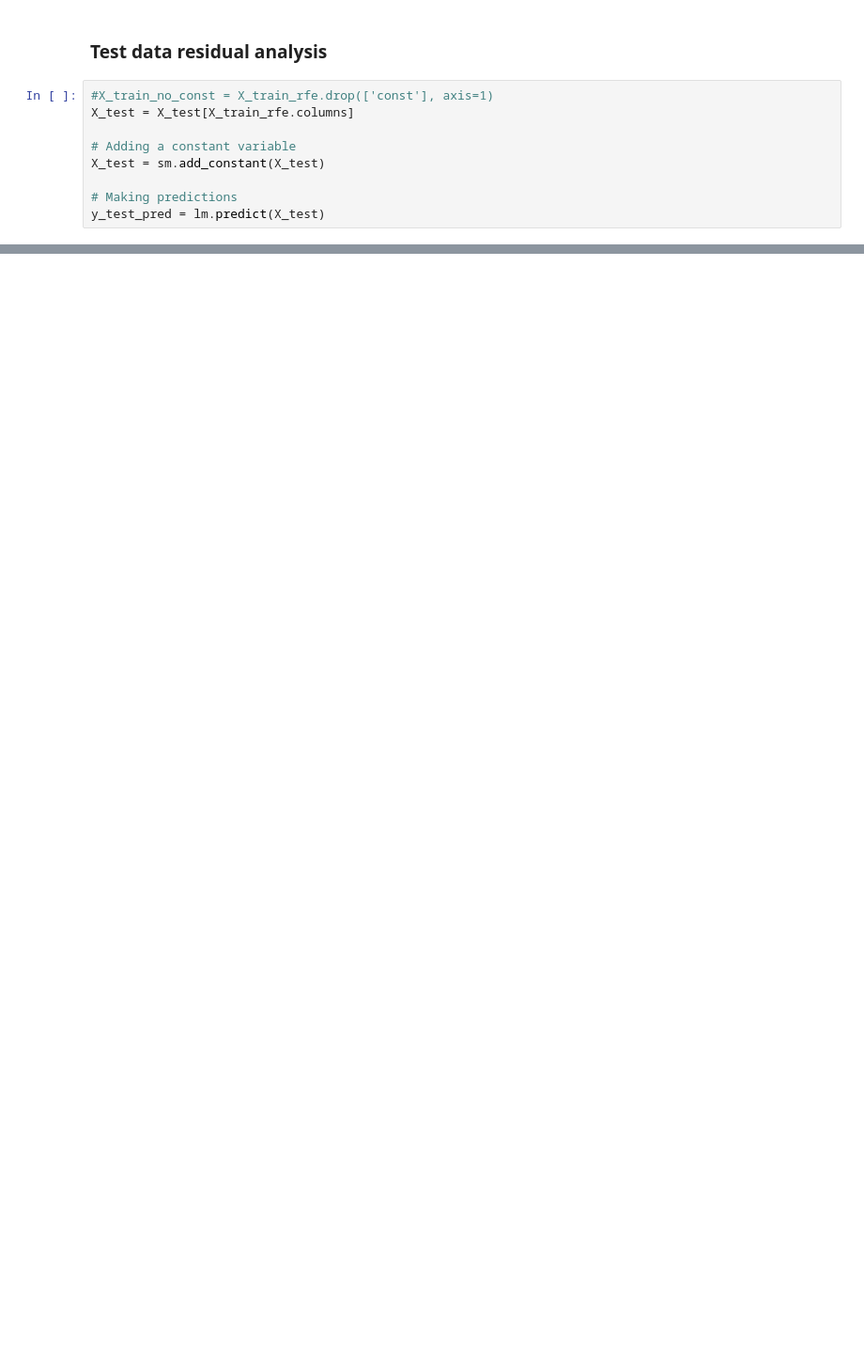
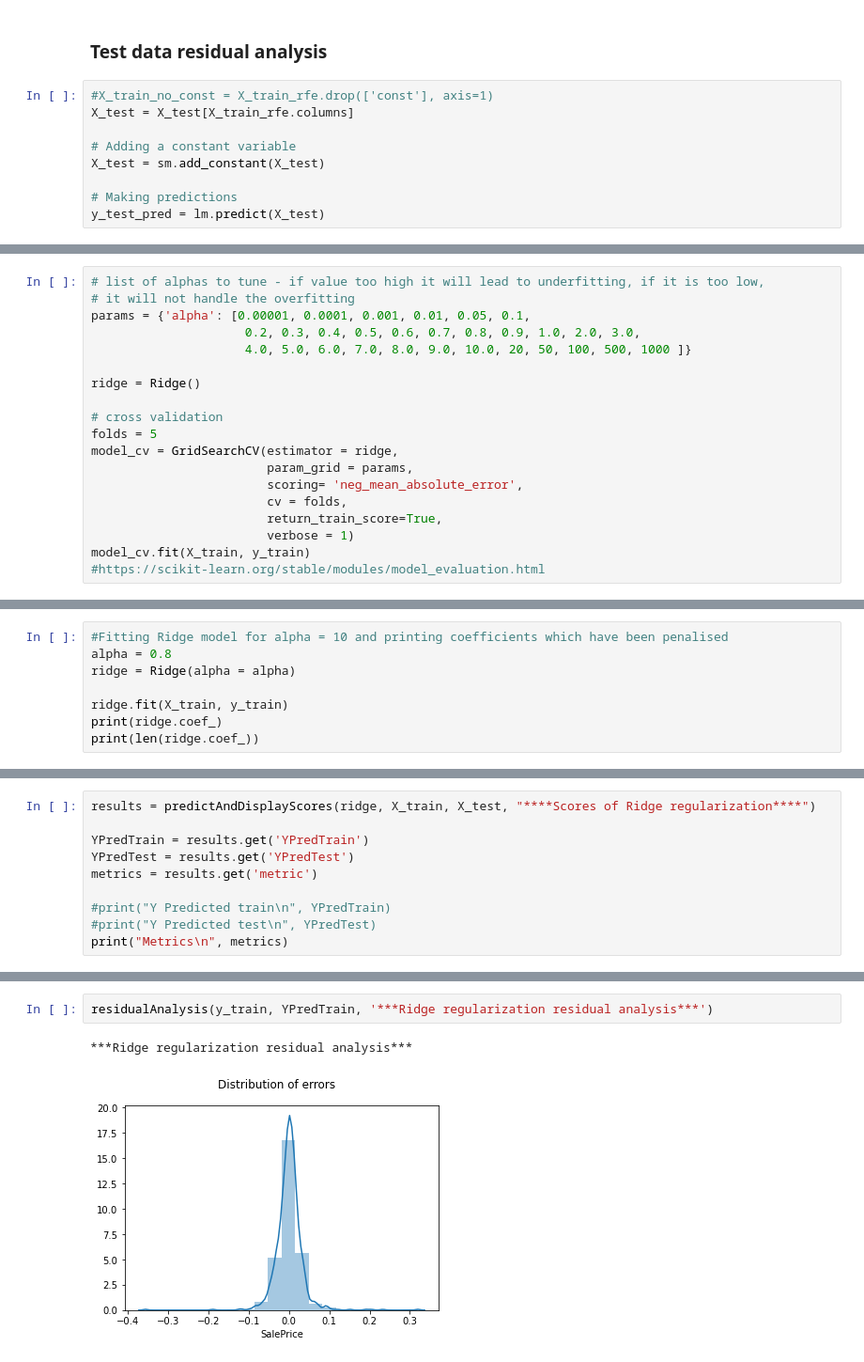
Before and after one commit to Kumaraguru-Muthuraj/_AIML_Code, a Jupyter notebook: _PythonNotebooks/_Course4_Machine_Learning_2/Mod2_Advanced_Regression_Assignment/SurpriseHousingAssignment.ipynb, the cells around one changed output, grey strips where cells are left out. Shown at 94% size. Drawn from its saved outputs; the diff is of its cells as text; blank space fills up the shorter version.

Commit message:
Ridge and Lasso completed

```diff
--- a/_PythonNotebooks/_Course4_Machine_Learning_2/Mod2_Advanced_Regression_Assignment/SurpriseHousingAssignment.ipynb
+++ b/_PythonNotebooks/_Course4_Machine_Learning_2/Mod2_Advanced_Regression_Assignment/SurpriseHousingAssignment.ipynb
@@ -693,0 +734,19 @@ Text(0, 0.5, 'y_pred')
+# %%
+# list of alphas to tune - if value too high it will lead to underfitting, if it is too low,
+# it will not handle the overfitting
+params = {'alpha': [0.00001, 0.0001, 0.001, 0.01, 0.05, 0.1,
+                     0.2, 0.3, 0.4, 0.5, 0.6, 0.7, 0.8, 0.9, 1.0, 2.0, 3.0,
+                     4.0, 5.0, 6.0, 7.0, 8.0, 9.0, 10.0, 20, 50, 100, 500, 1000 ]}
+
+ridge = Ridge()
+
+# cross validation
+folds = 5
+model_cv = GridSearchCV(estimator = ridge,
+                        param_grid = params,
+                        scoring= 'neg_mean_absolute_error',
+                        cv = folds,
+                        return_train_score=True,
+                        verbose = 1)
+model_cv.fit(X_train, y_train)
+#https://scikit-learn.org/stable/modules/model_evaluation.html
@@ -693,0 +769,8 @@ Text(0, 0.5, 'y_pred')
+# %%
+#Fitting Ridge model for alpha = 10 and printing coefficients which have been penalised
+alpha = 0.8
+ridge = Ridge(alpha = alpha)
+
+ridge.fit(X_train, y_train)
+print(ridge.coef_)
+print(len(ridge.coef_))
@@ -693,0 +795,10 @@ Text(0, 0.5, 'y_pred')
+# %%
+results = predictAndDisplayScores(ridge, X_train, X_test, "****Scores of Ridge regularization****")
+
+YPredTrain = results.get('YPredTrain')
+YPredTest = results.get('YPredTest')
+metrics = results.get('metric')
+
+#print("Y Predicted train\n", YPredTrain)
+#print("Y Predicted test\n", YPredTest)
+print("Metrics\n", metrics)
@@ -693,0 +809,5 @@ Text(0, 0.5, 'y_pred')
+# %%
+residualAnalysis(y_train, YPredTrain, '***Ridge regularization residual analysis***')
+# %% [output]
+***Ridge regularization residual analysis***
+[figure, added]
```
Also changed, not shown: parts of 40 cells of this notebook.
